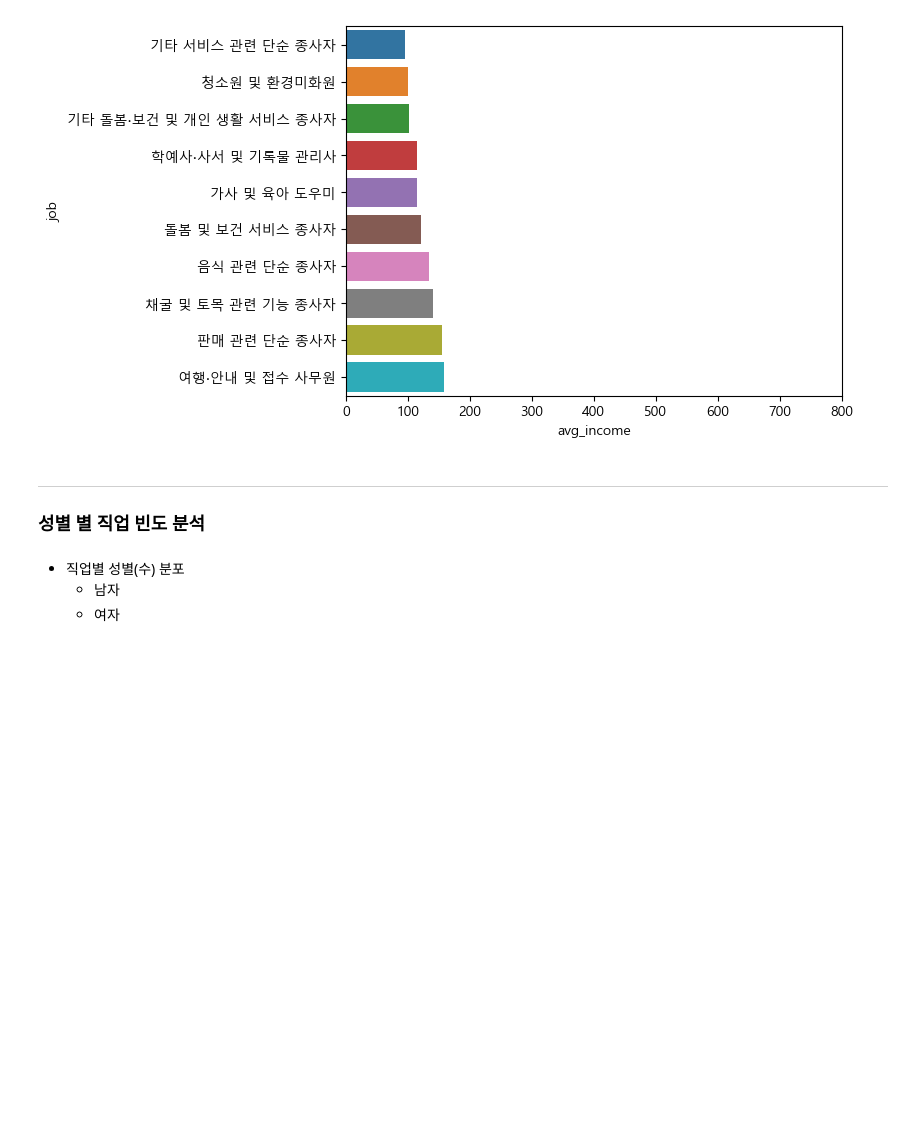
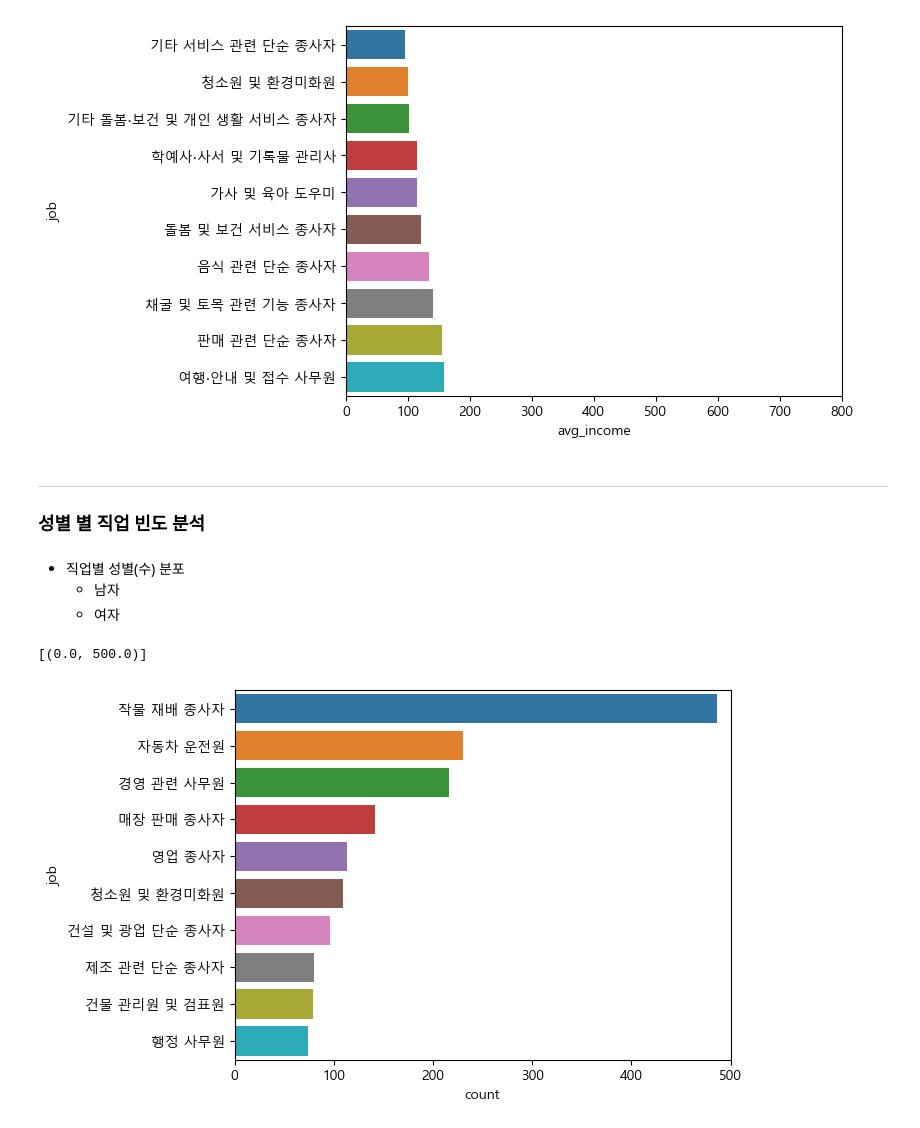
Before and after one commit to chlwldns00/weit, a Jupyter notebook: WE_IT/3주차_9장/9장_최지운.ipynb, the cells around one changed output. Cells and saved outputs as stored; diff of their text form; code cells hidden in the pictures; blank space fills up the shorter version.

```diff
--- a/WE_IT/3주차_9장/9장_최지운.ipynb
+++ b/WE_IT/3주차_9장/9장_최지운.ipynb
@@ -721,4 +745,18 @@ sns.barplot(data = bottom10, y = 'job', x = 'avg_income') \
 male_job=welfare.dropna(subset=['code_job']) \
                 .query('sex=="male"') \
                 .groupby('job', as_index=False) \
-                .agg(count=('job',))
+                .agg(count=('job','count')) \
+                .sort_values('count',ascending=False) \
+                .head(10)
+
+female_job=welfare.dropna(subset=['code_job']) \
+                .query('sex=="female"') \
+                .groupby('job', as_index=False) \
+                .agg(count=('job','count')) \
+                .sort_values('count',ascending=False) \
+                .head(10)
+# %%
+sns.barplot(data = male_job, y = 'job', x = 'count').set(xlim = [0, 500])
+# %% [output]
+[(0.0, 500.0)]
+[figure, added]
```
Also changed, not shown: parts of 35 cells of this notebook, 1 other file.
